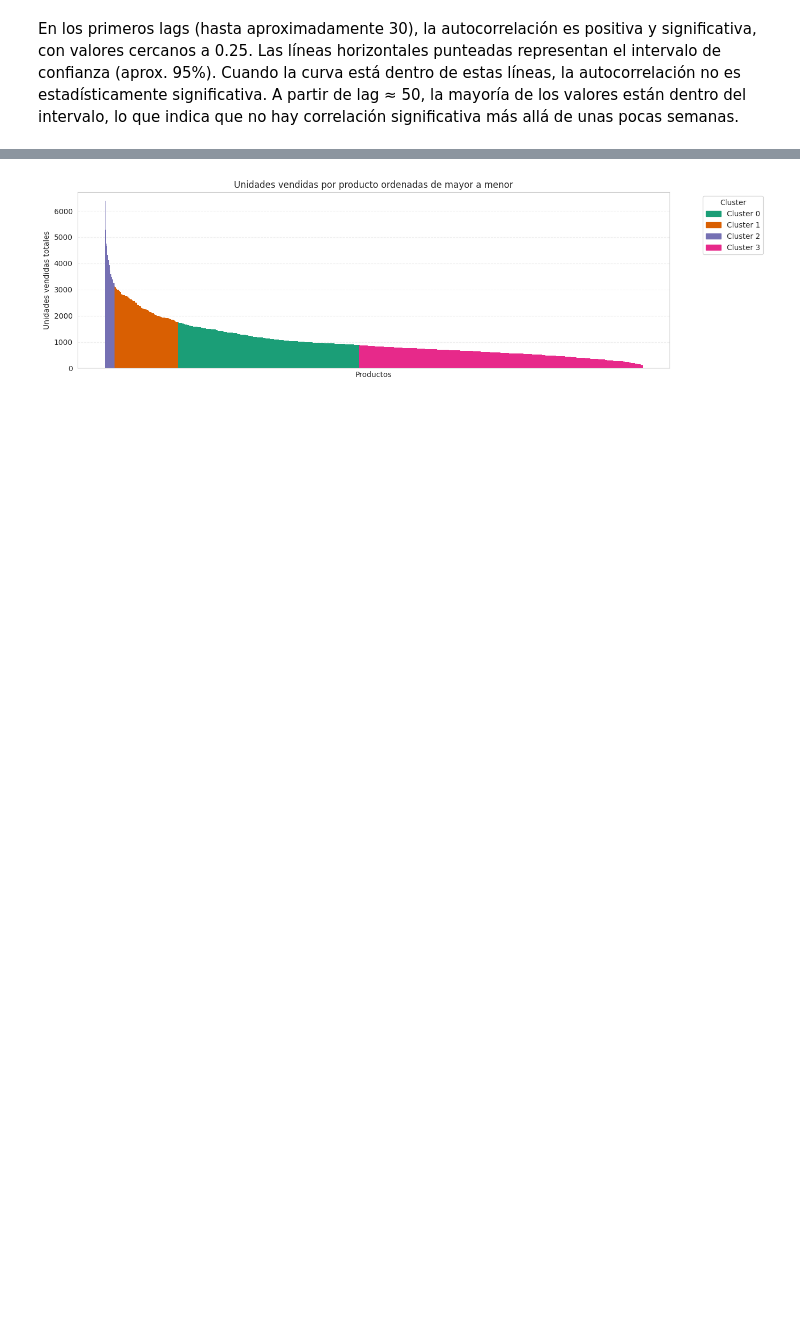
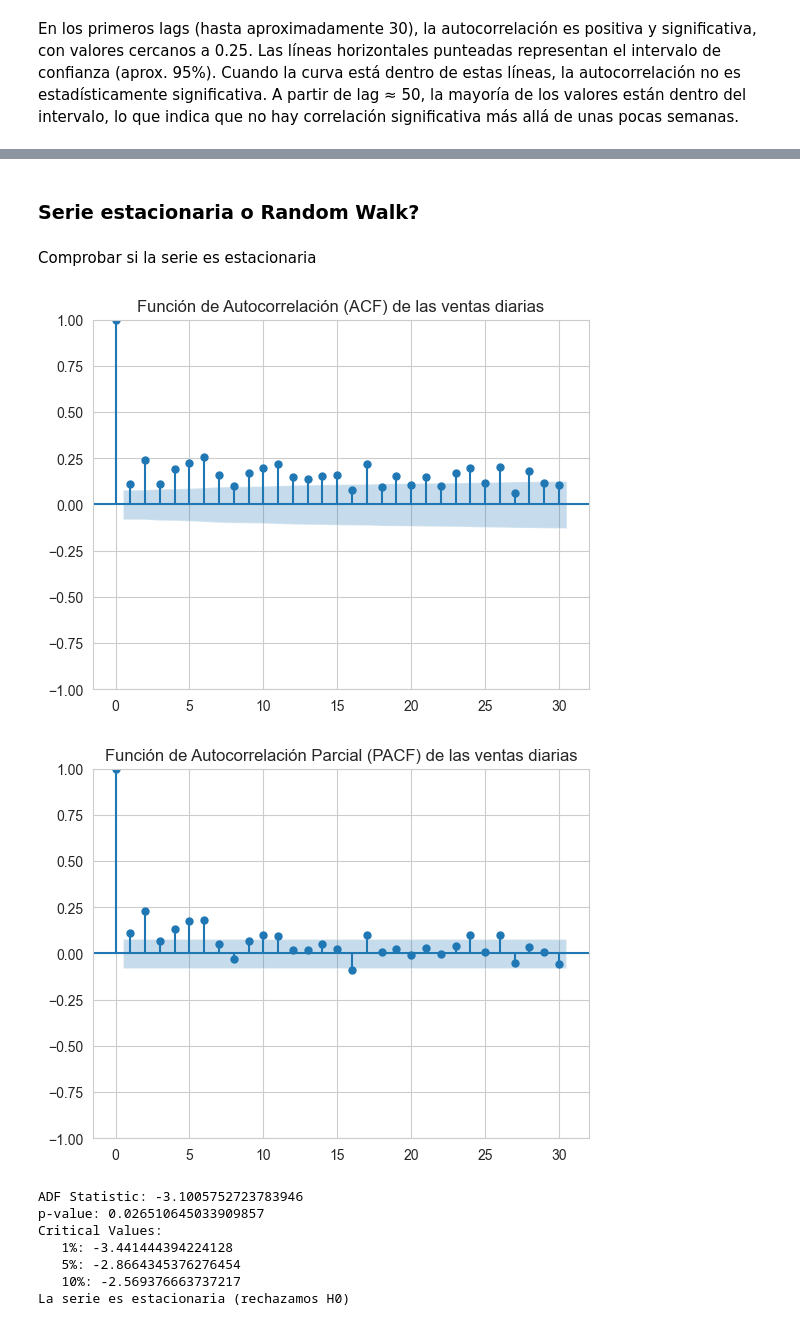
Before and after one commit to jmorala/TFMDS, a Jupyter notebook: cuadernos/02-EDA_datos.ipynb, the cells around one changed output, grey strips where cells are left out. Drawn from its saved outputs; the diff is of its cells as text; code cells hidden in the pictures; blank space fills up the shorter version.

```diff
--- a/cuadernos/02-EDA_datos.ipynb
+++ b/cuadernos/02-EDA_datos.ipynb
@@ -698,37 +721,36 @@ Name: udsVenta, dtype: int64
-# %%
-import matplotlib.pyplot as plt
-
-# Paleta de colores para los 4 clusters
-
-cluster_colors = {
-    0: '#1b9e77',  # verde azulado
-    1: '#d95f02',  # naranja
-    2: '#7570b3',  # azul
-    3: '#e7298a'   # rosa
-}
-
-
-# Asignamos colores según el cluster
-colors = dfSTventasPorProducto['Cluster'].map(cluster_colors)
-
-plt.figure(figsize=(12, 4))
-plt.bar(range(len(dfSTventasPorProducto)),
-        dfSTventasPorProducto['udsVenta'],
-        width=1.0,
-        color=colors,
-        edgecolor='none')
-
-plt.title('Unidades vendidas por producto ordenadas de mayor a menor', fontsize=12)
-plt.xlabel('Productos')
-plt.ylabel('Unidades vendidas totales')
-plt.xticks([])
-plt.grid(axis='y', alpha=0.3, linestyle='--')
-plt.tight_layout()
-
-# Leyenda para los clusters
-handles = [plt.Rectangle((0,0),1,1, color=cluster_colors[c]) for c in cluster_colors]
-plt.legend(handles, [f'Cluster {c}' for c in cluster_colors], title='Cluster', bbox_to_anchor=(1.05, 1), loc='upper left')
-
-plt.show()
-# %% [output]
-[figure, removed]
+# %% [markdown]
+### Serie estacionaria o Random Walk?
+# %% [markdown]
+Comprobar si la serie es estacionaria
+# %%
+from statsmodels.graphics.tsaplots import plot_acf, plot_pacf
+from statsmodels.tsa.stattools import adfuller
+
+plot_acf(dfSTventasPorDia.udsVenta, lags=30)
+plt.title('Función de Autocorrelación (ACF) de las ventas diarias')
+plt.show()
+
+plot_pacf(dfSTventasPorDia.udsVenta, lags=30, method='ywm')
+plt.title('Función de Autocorrelación Parcial (PACF) de las ventas diarias')
+plt.show()
+
+result = adfuller(dfSTventasPorDia.udsVenta)
+print('ADF Statistic:', result[0])
+print('p-value:', result[1])
+print('Critical Values:')
+for key, value in result[4].items():
+    print(f'   {key}: {value}')
+if result[1] <= 0.05:
+    print("La serie es estacionaria (rechazamos H0)")
+else:
+    print("La serie no es estacionaria (no rechazamos H0)")
+# %% [output]
+[figure, added]
+[figure, added]
+ADF Statistic: -3.1005752723783946
+p-value: 0.026510645033909857
+Critical Values:
+   1%: -3.441444394224128
+   5%: -2.8664345376276454
+   10%: -2.569376663737217
+La serie es estacionaria (rechazamos H0)
```
Also changed, not shown: parts of 11 cells of this notebook, 6 other files.
